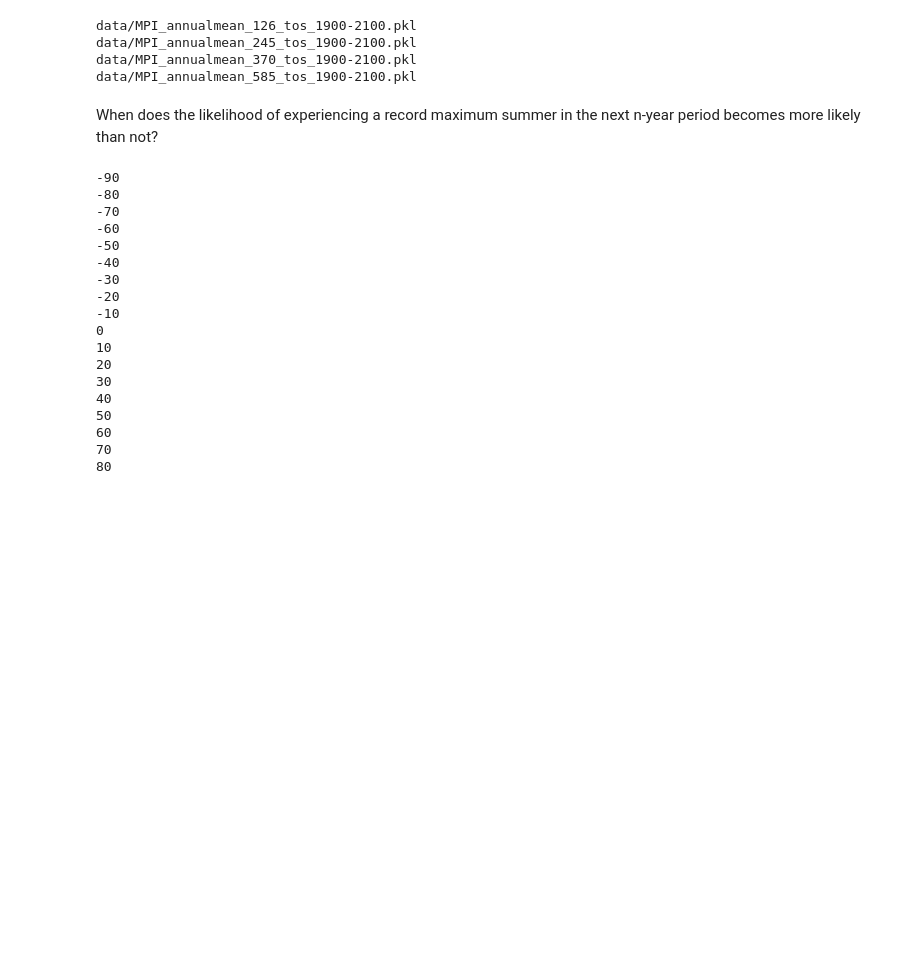
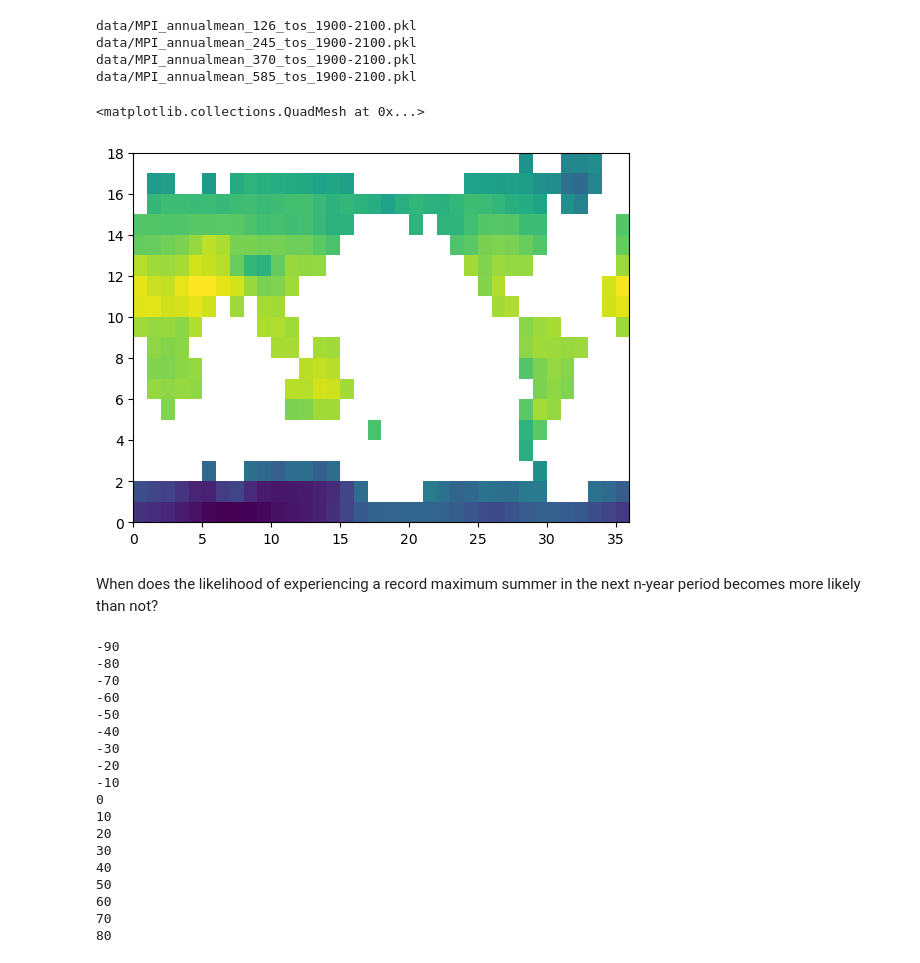
Before and after one commit to emily-gordy/predictability-emergence, a Jupyter notebook: sandpit.ipynb, the cells around one changed output. Drawn from its saved outputs; the diff is of its cells as text; code cells hidden in the pictures; blank space fills up the shorter version.

```diff
--- a/sandpit.ipynb
+++ b/sandpit.ipynb
@@ -86,6 +86,11 @@ data/MPI_annualmean_126_tos_1900-2100.pkl
 data/MPI_annualmean_245_tos_1900-2100.pkl
 data/MPI_annualmean_370_tos_1900-2100.pkl
 data/MPI_annualmean_585_tos_1900-2100.pkl
+# %%
+plt.pcolormesh(AllData.alloutput[0][0,0])
+# %% [output]
+<matplotlib.collections.QuadMesh at 0x...>
+[figure, added]
 # %% [markdown]
 When does the likelihood of experiencing a record maximum summer in the next n-year period becomes more likely than not?
 # %%
```
Also changed, not shown: parts of 6 cells of this notebook, 3 other files.
